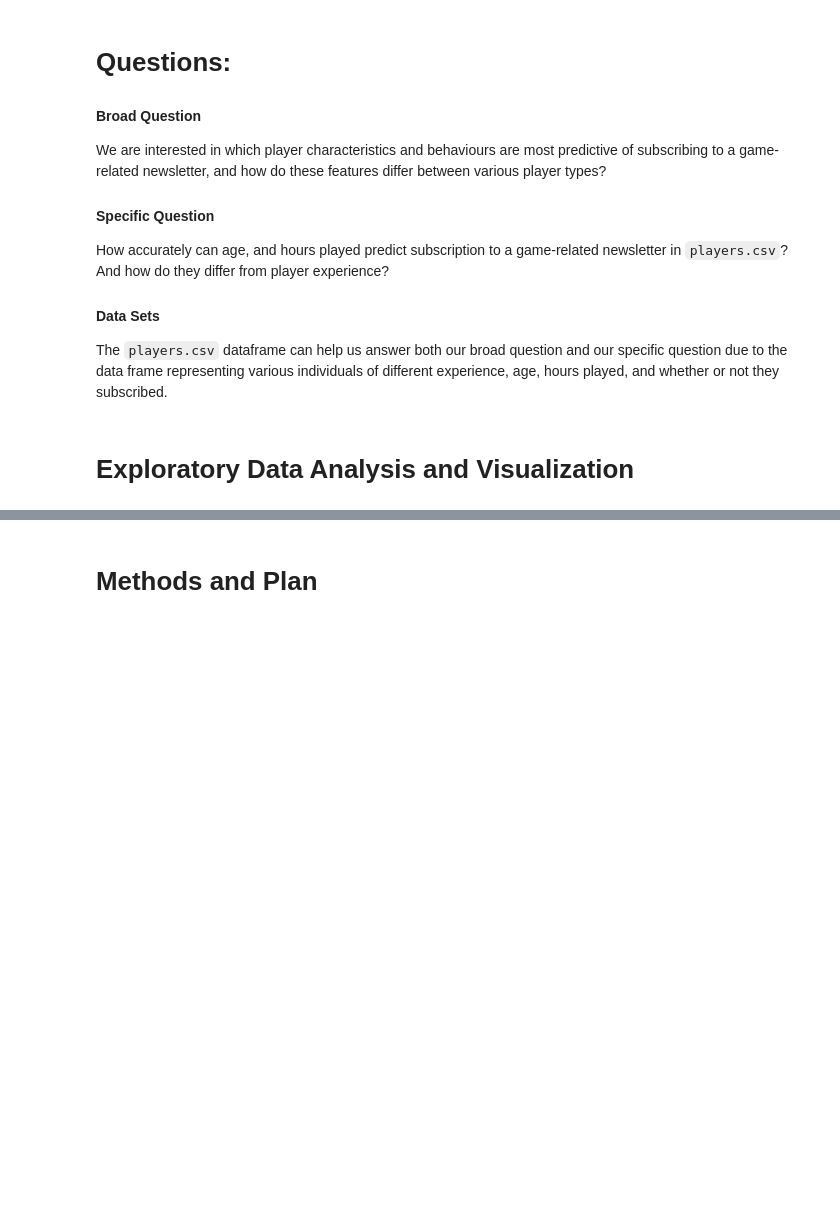
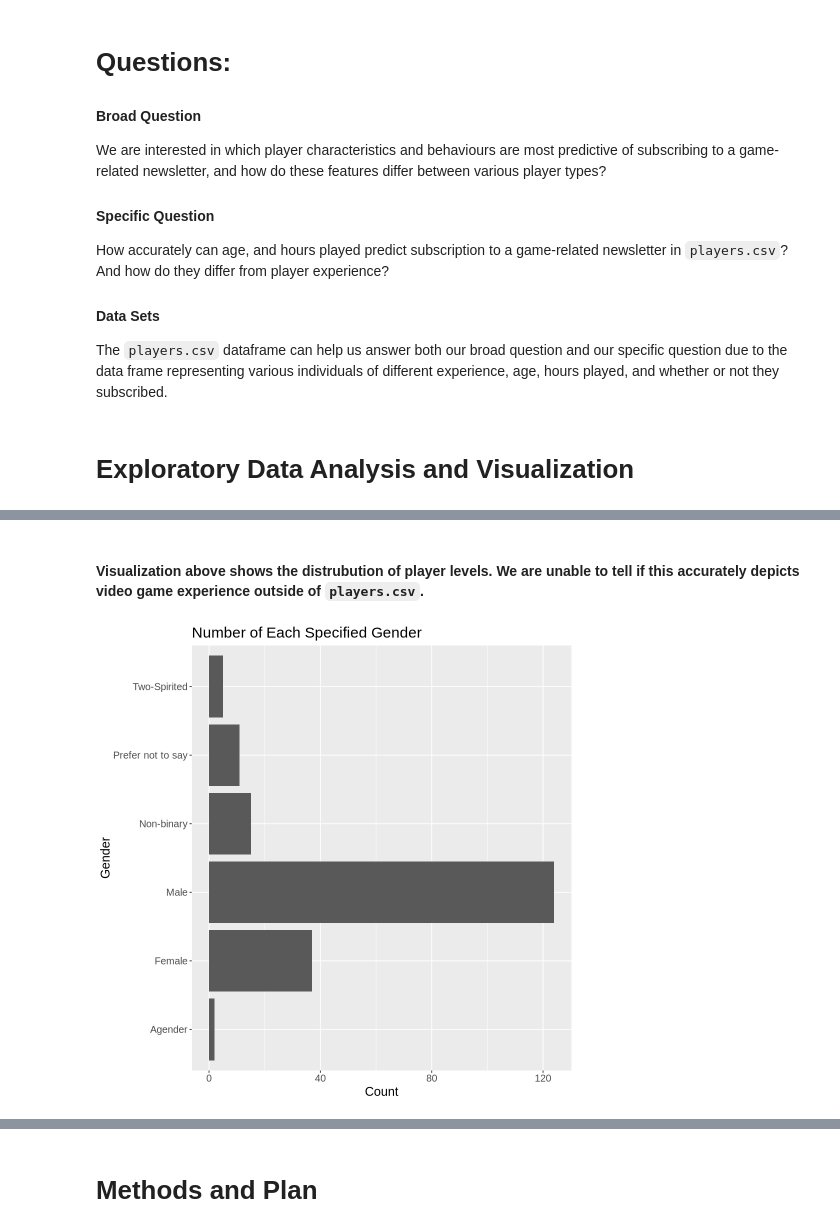
Before and after one commit to ckwok07/DSCI100-Project-Planning-Stage-, a Jupyter notebook: Project Planning Stage.ipynb, the cells around one changed output, grey strips where cells are left out. Drawn from its saved outputs; the diff is of its cells as text; code cells hidden in the pictures; blank space fills up the shorter version.

```diff
--- a/Project Planning Stage.ipynb
+++ b/Project Planning Stage.ipynb
@@ -120,0 +132,11 @@ The table above shows mean values for quantitative values based on experience an
+# %% [markdown]
+#### Visualization above shows the distrubution of player levels. We are unable to tell if this accurately depicts video game experience outside of `players.csv`.
+# %%
+players_exp_distrubition <- players |>
+    ggplot(aes(y = gender)) +
+    geom_bar(stat="count") +
+    labs(title = "Number of Each Specified Gender", y = "Gender", x = "Count") +
+    theme(text = element_text(size = 15))
+players_exp_distrubition
+# %% [output]
+[figure, added]
```
Also changed, not shown: parts of 11 cells of this notebook.
